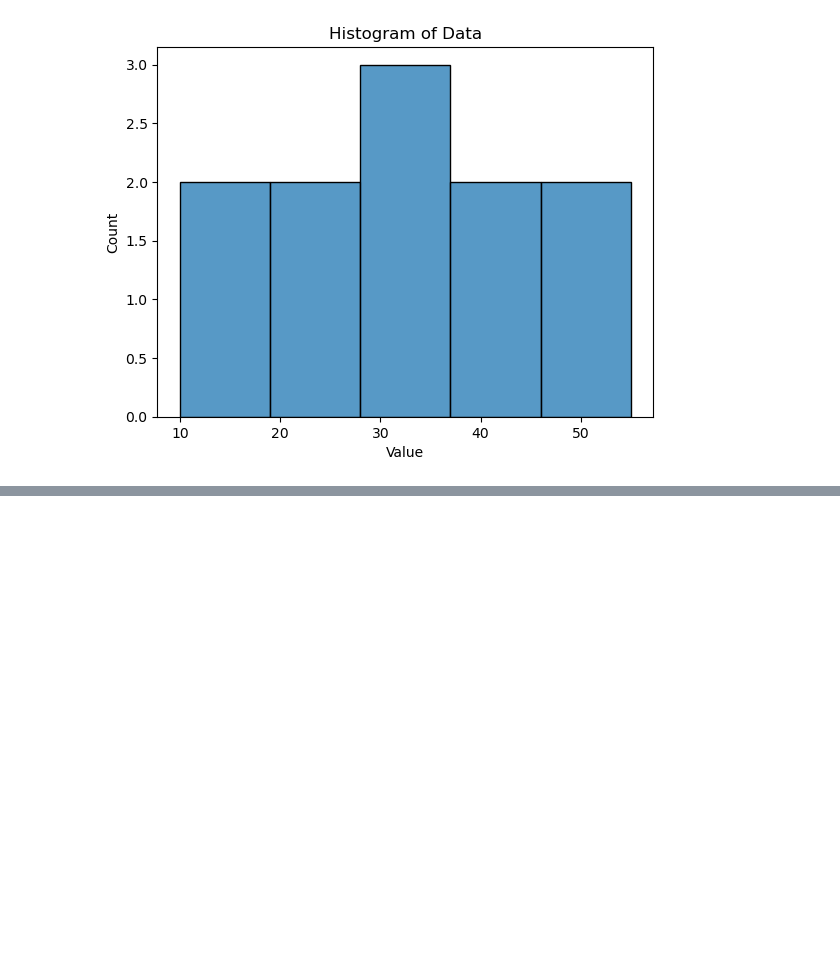
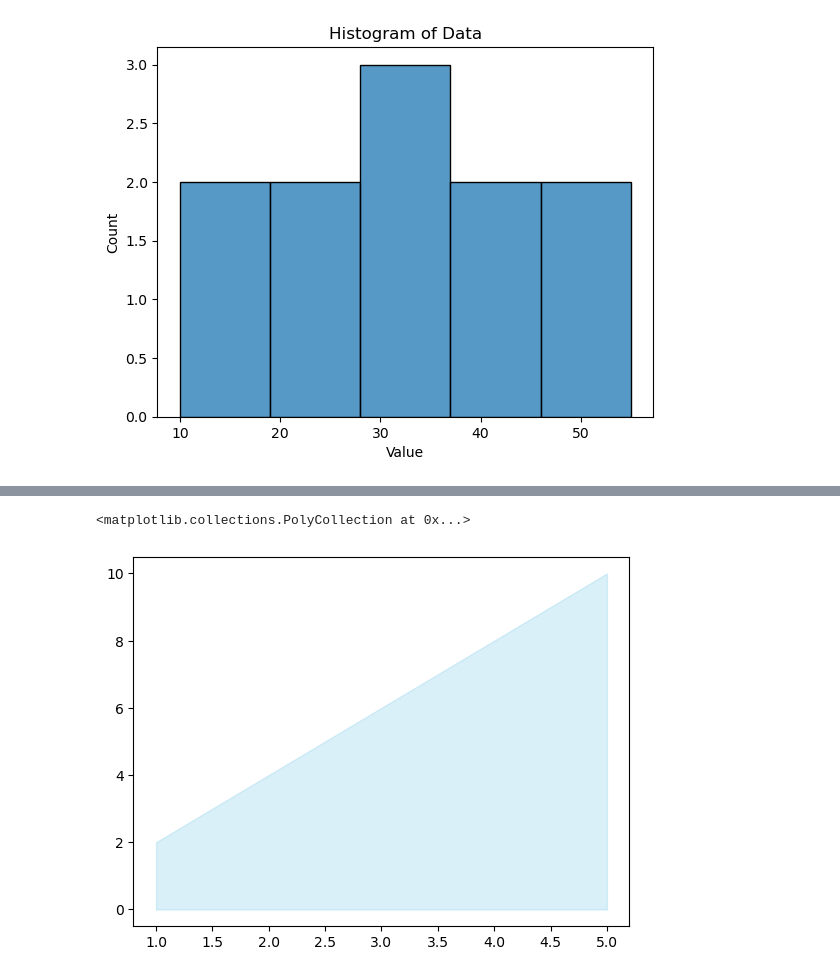
Before and after one commit to ZhiyaoShu/Python-practics, a Jupyter notebook: quizes/Error-records-1.ipynb, the cells around one changed output, grey strips where cells are left out. Saved outputs shown, nothing was run; the diff lists cells and outputs as text; code cells hidden in the pictures; blank space fills up the shorter version.

```diff
--- a/quizes/Error-records-1.ipynb
+++ b/quizes/Error-records-1.ipynb
@@ -323,0 +334,5 @@ plt.show()
+# %%
+plt.fill_between(x,y,color='skyblue',alpha=0.3)
+# %% [output]
+<matplotlib.collections.PolyCollection at 0x...>
+[figure, added]
```
Also changed, not shown: parts of 5 cells of this notebook, 5 other files.
